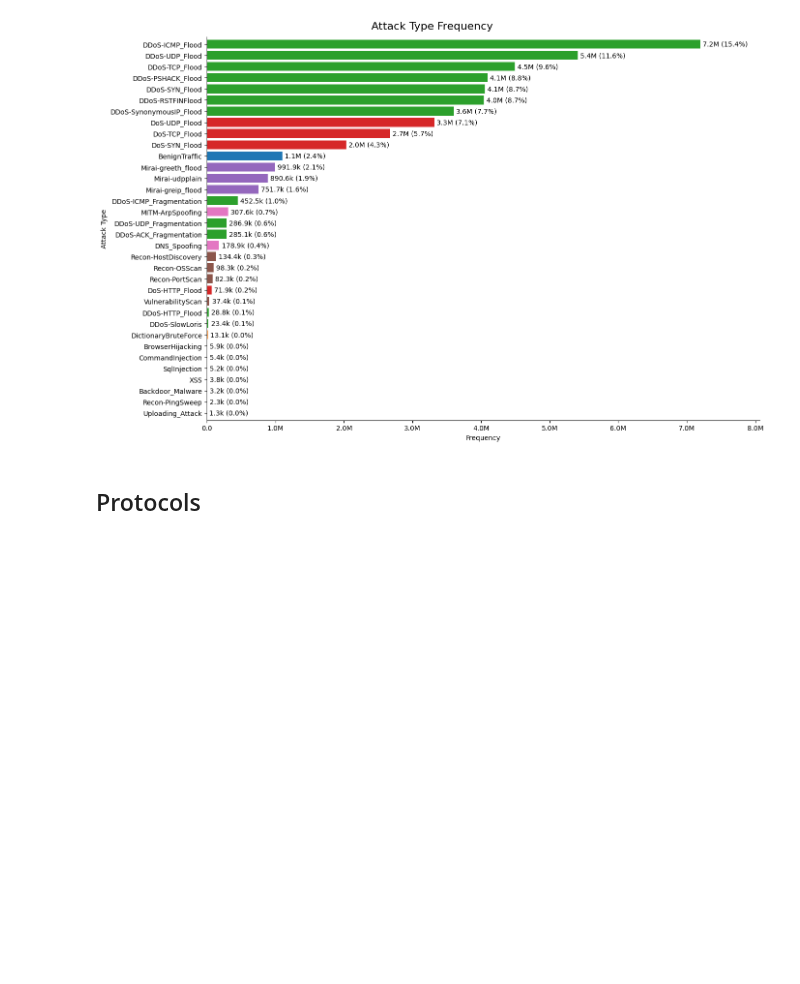
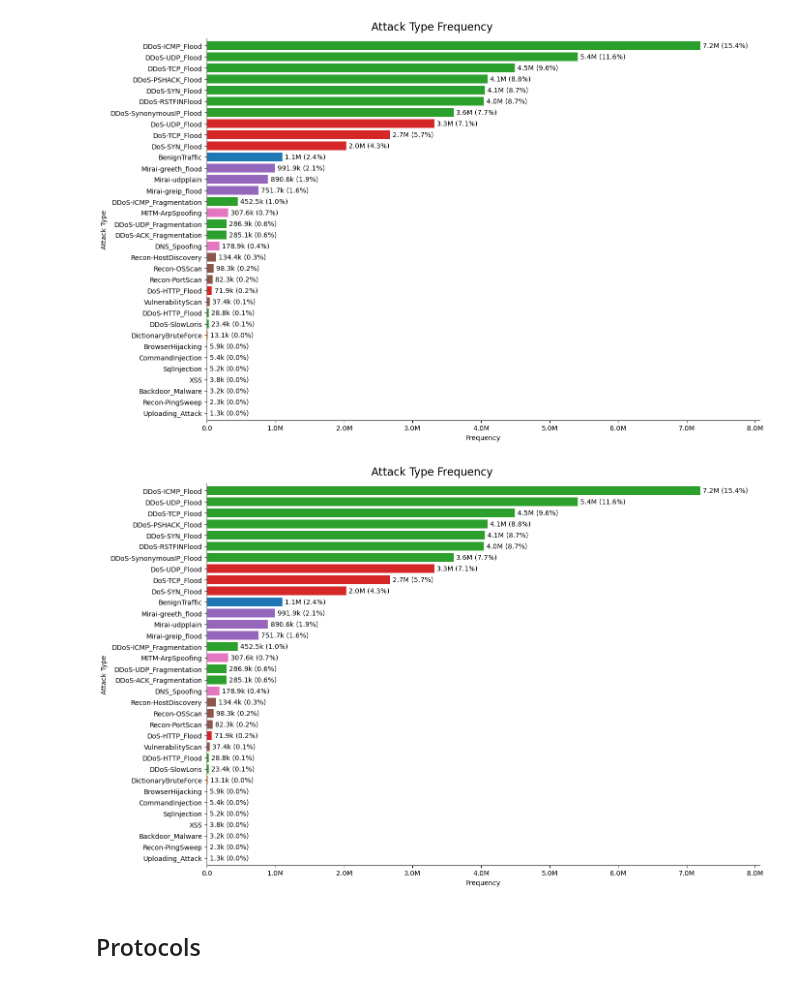
Before and after one commit to inaciobr/Multi-Stage-IoT-Intrusion-Detection, a Jupyter notebook: notebooks/1 - EDA.ipynb, the cells around one changed output. Saved outputs shown, nothing was run; the diff lists cells and outputs as text; code cells hidden in the pictures; blank space fills up the shorter version.

```diff
--- a/notebooks/1 - EDA.ipynb
+++ b/notebooks/1 - EDA.ipynb
@@ -234,6 +234,15 @@ viz.plot_frequency_barh(
 )
 # %% [output]
 [figure]
+# %%
+viz.plot_frequency_barh(
+    column=df.label,
+    feature='Attack Type',
+    color_map=viz.color_map['attack_type'],
+    # small=True
+)
+# %% [output]
+[figure, added]
 # %% [markdown]
 ## Protocols
 # %%
```
Also changed, not shown: parts of 10 cells of this notebook, 3 other files.
